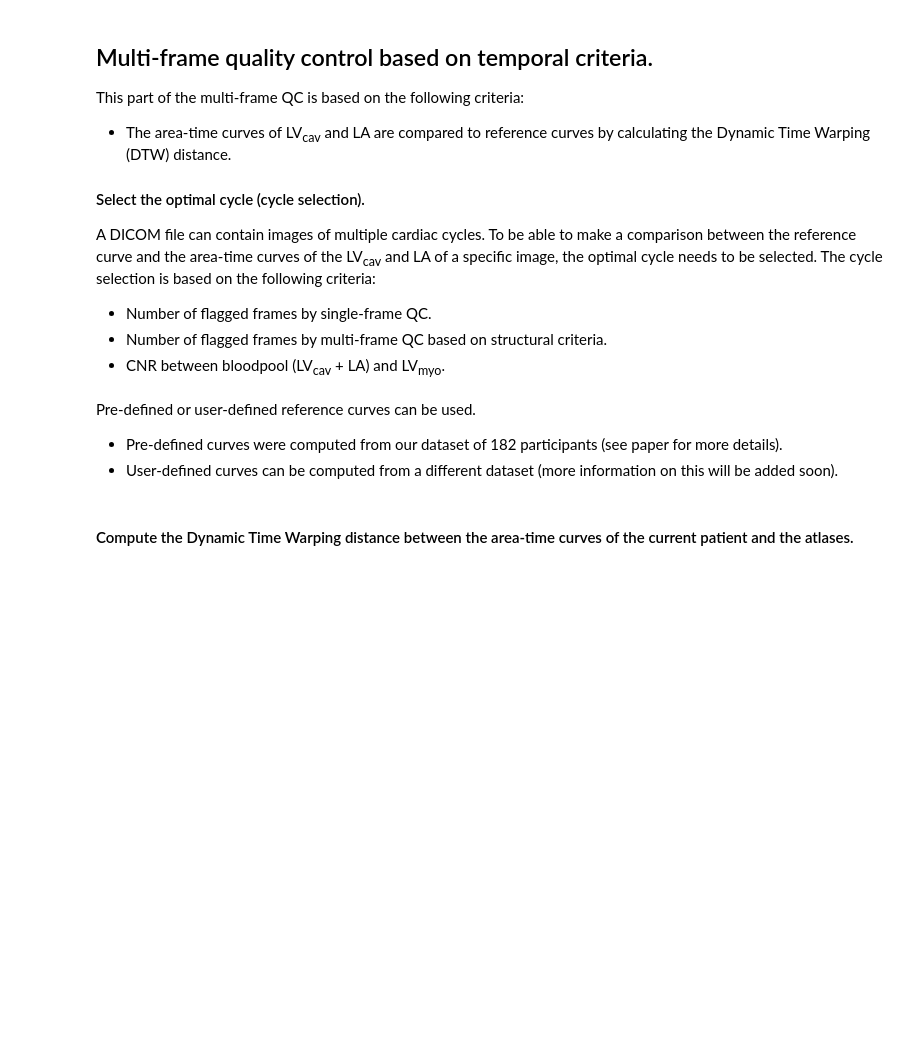
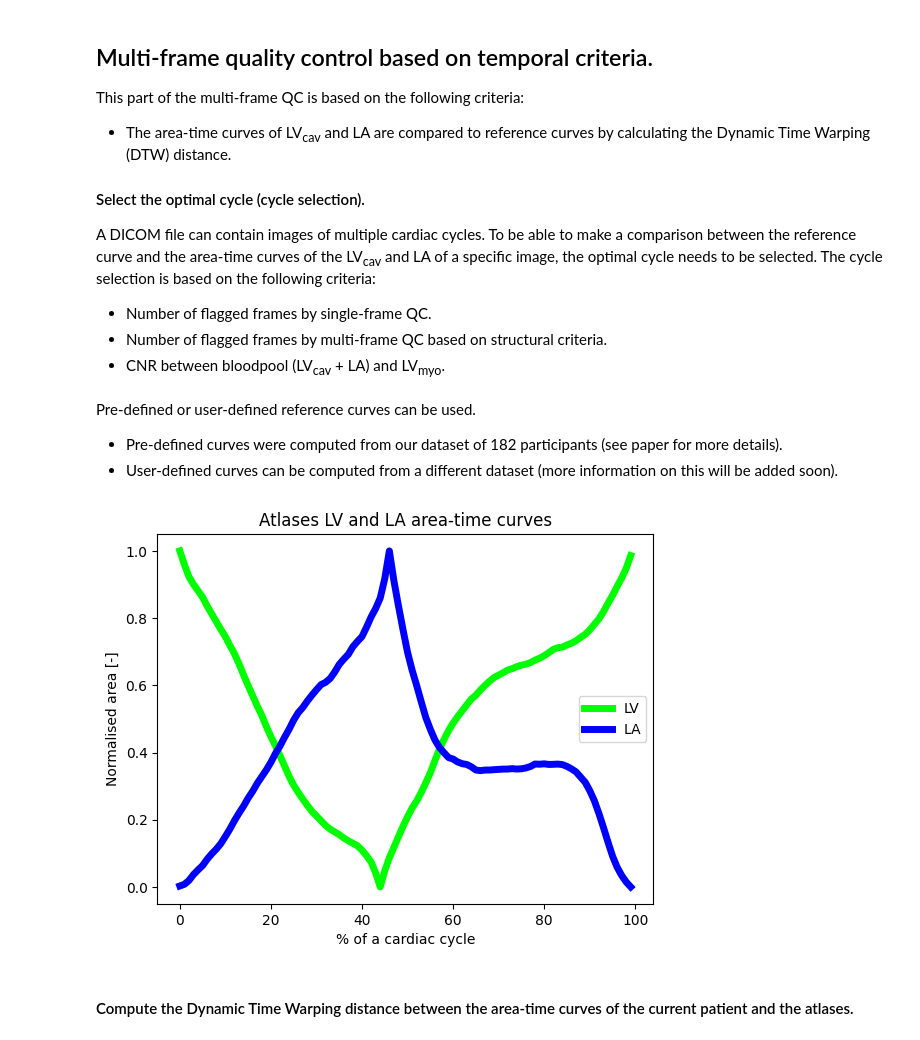
Before and after one commit to bgeven/AQC-left-heart-segmentation, a Jupyter notebook: main_workflow.ipynb, the cells around one changed output. Saved outputs shown, nothing was run; the diff lists cells and outputs as text; code cells hidden in the pictures; blank space fills up the shorter version.

```diff
--- a/main_workflow.ipynb
+++ b/main_workflow.ipynb
@@ -221,13 +243,17 @@ Pre-defined or user-defined reference curves can be used.
 # %%
 # Load pre-defined or user-defined atlases
 if use_prev_defined_atlases:
-    atlas_lv, atlas_la = load_atlases(os.path.join(path_to_atlases, "pre_defined"))
+    atlas_lv, atlas_la = load_atlases(
+        os.path.join(path_to_atlases, "pre_defined"))
 
 else:
-    atlas_lv, atlas_la = load_atlases(os.path.join(path_to_atlases, "user_defined"))
+    atlas_lv, atlas_la = load_atlases(
+        os.path.join(path_to_atlases, "user_defined"))
 
 
 show_atlases(atlas_lv, atlas_la)
+# %% [output]
+[figure, added]
 # %% [markdown]
 #### Compute the Dynamic Time Warping distance between the area-time curves of the current patient and the atlases.
 # %%
```
Also changed, not shown: parts of 14 cells of this notebook, 3 other files.
